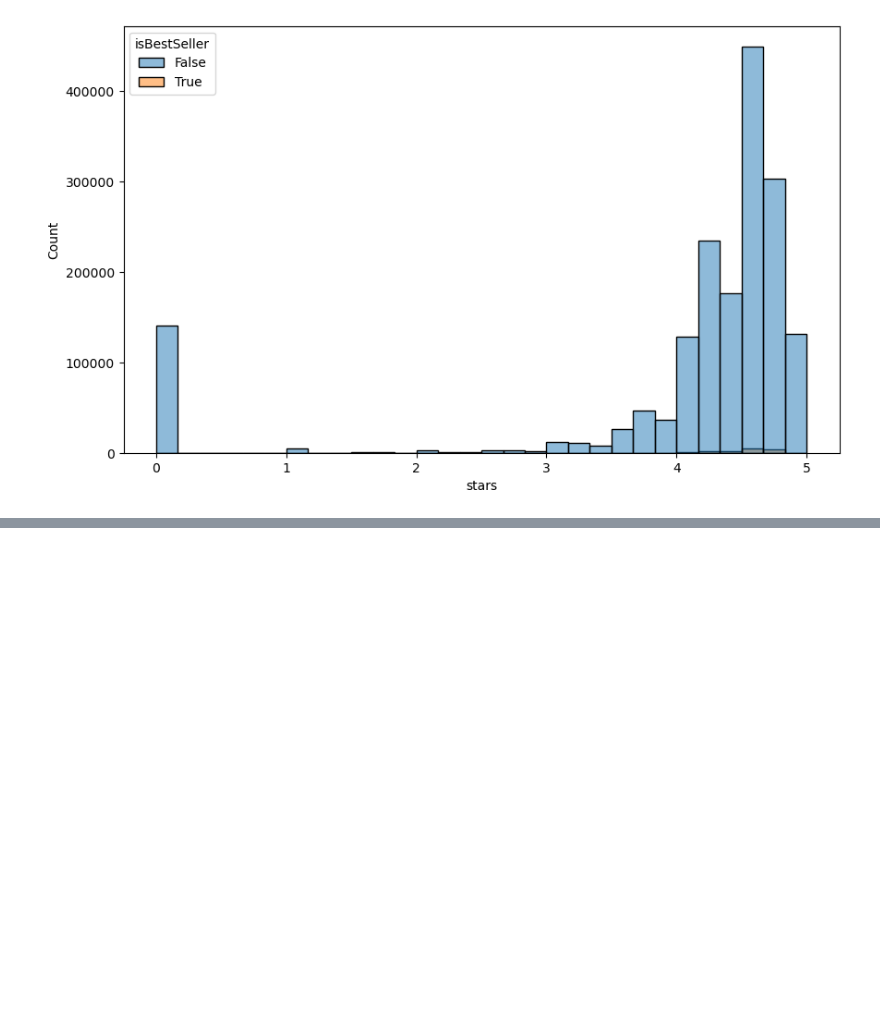
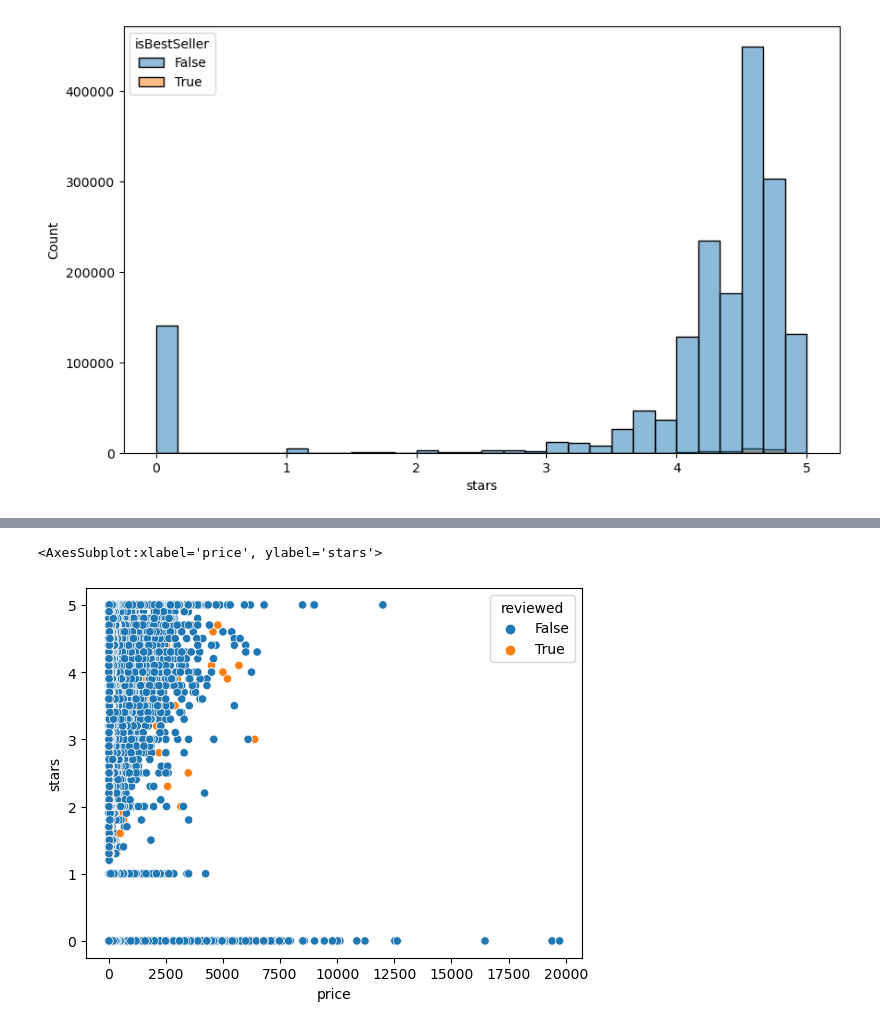
Before and after one commit to AaronProgramas/Data-Analytics, a Jupyter notebook: UPP.ipynb, the cells around one changed output, grey strips where cells are left out. Cells and saved outputs as stored; diff of their text form; code cells hidden in the pictures; blank space fills up the shorter version.

```diff
--- a/UPP.ipynb
+++ b/UPP.ipynb
@@ -79,3 +79,9 @@ bar(data_frame=df[['category', 'price']].groupby(by=['category']).sum().reset_in
     x='category', y='price', title='Top 20 categories by total price')
 # %% [output]
 [interactive output not drawn]
+# %%
+df['reviewed'] = df['reviews'] > 0
+sns.scatterplot(data=df, x='price',y='stars', hue='reviewed')
+# %% [output]
+<AxesSubplot:xlabel='price', ylabel='stars'>
+[figure, added]
```
Also changed, not shown: parts of 3 cells of this notebook.
